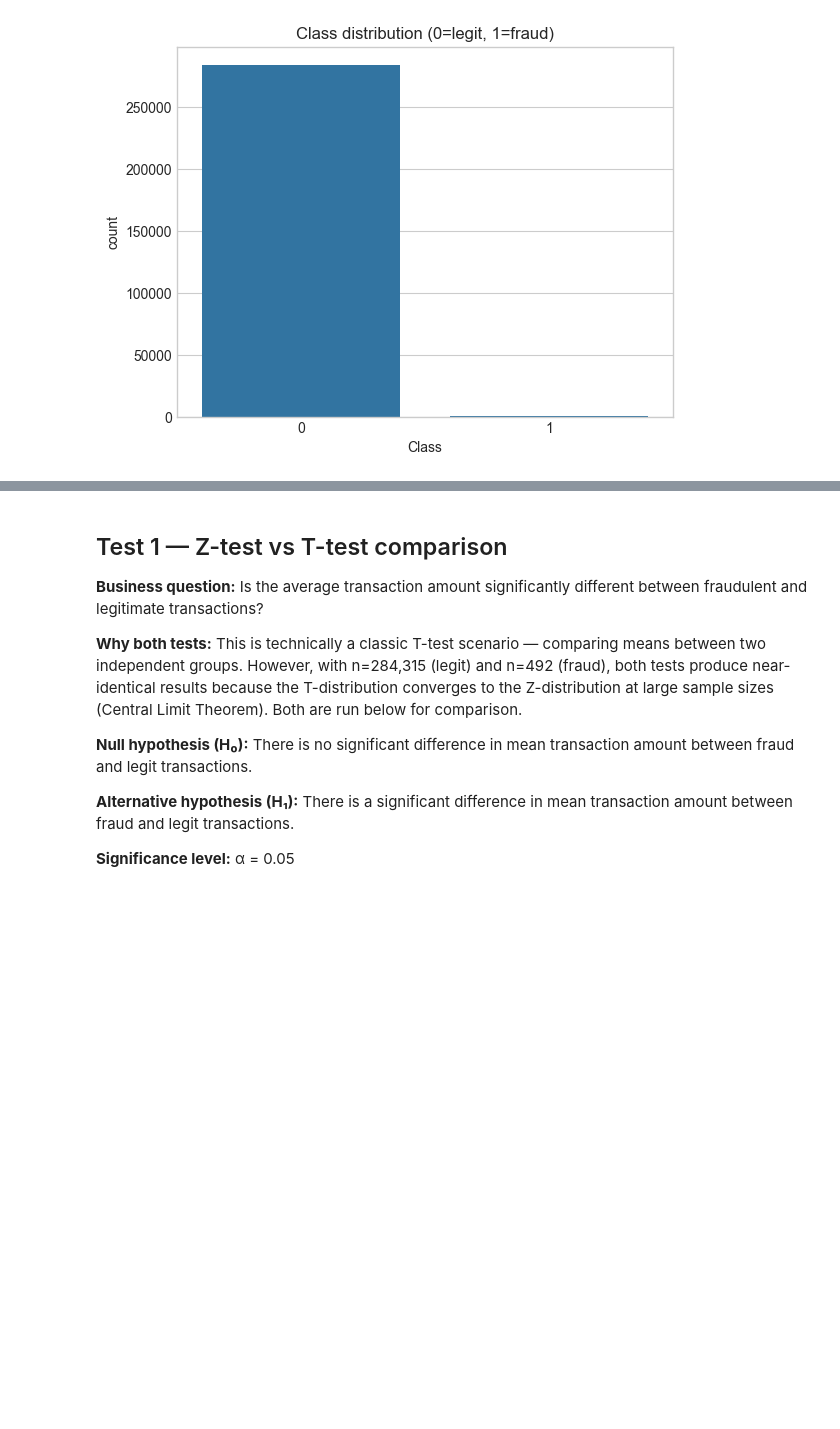
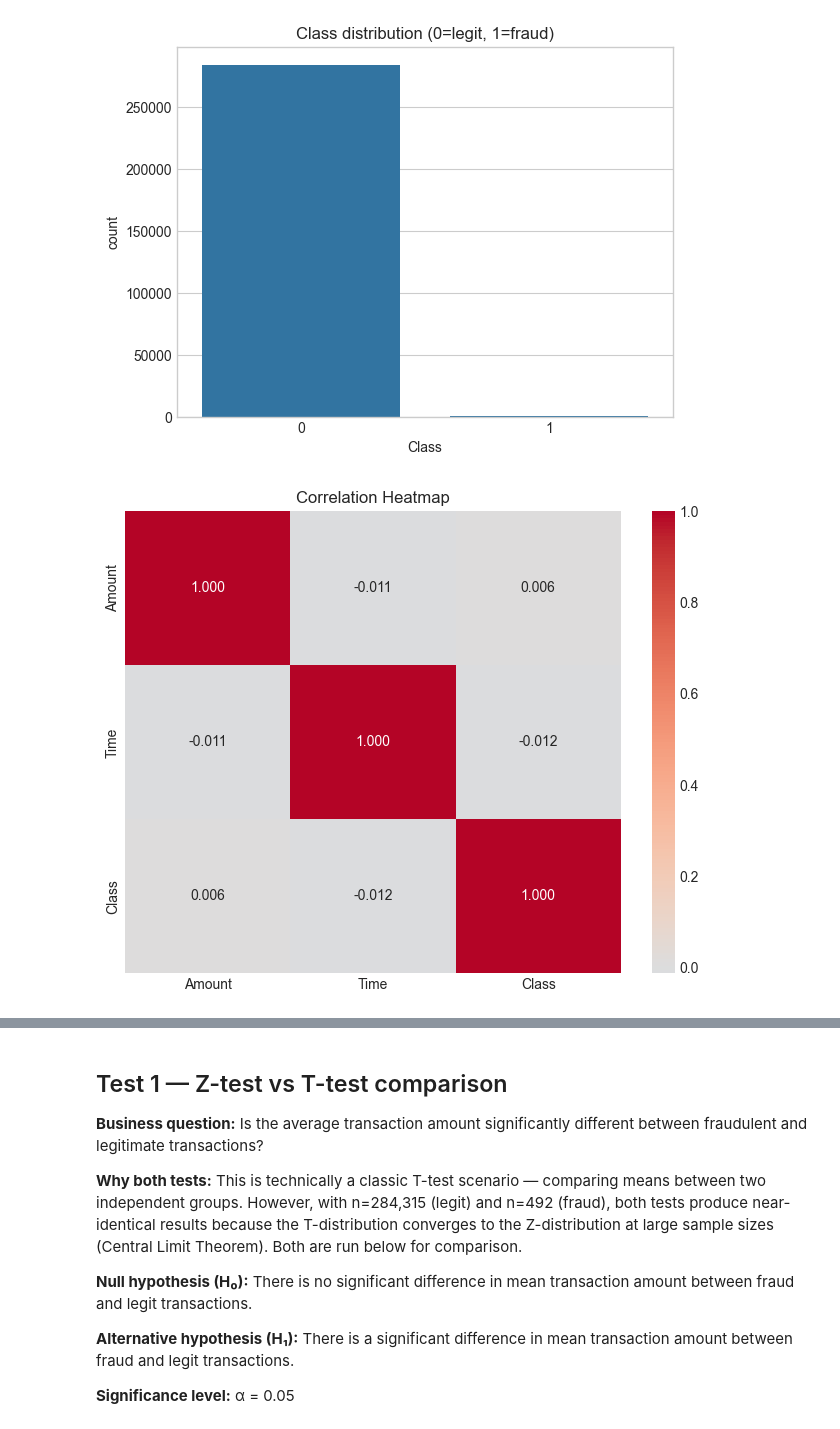
Before and after one commit to RishitaBansal12/Credit-Fraud-Analytics, a Jupyter notebook: credit_fraud_analysis.ipynb, the cells around one changed output, grey strips where cells are left out. Cells and saved outputs as stored; diff of their text form; code cells hidden in the pictures; blank space fills up the shorter version.

```diff
--- a/credit_fraud_analysis.ipynb
+++ b/credit_fraud_analysis.ipynb
@@ -101,3 +102,19 @@ plt.show()
 # %% [output]
 Fraud rate: 0.1727%
 [figure]
+# %%
+plt.figure(figsize=(8,6))
+
+sns.heatmap(
+    df[['Amount','Time','Class']].corr(),
+    annot=True,
+    fmt='.3f',
+    cmap='coolwarm',
+    center=0
+)
+
+plt.title('Correlation Heatmap')
+plt.savefig('plots/correlation_heatmap.png', dpi=150)
+plt.show()
+# %% [output]
+[figure, added]
```
Also changed, not shown: parts of 4 cells of this notebook, 2 other files.
